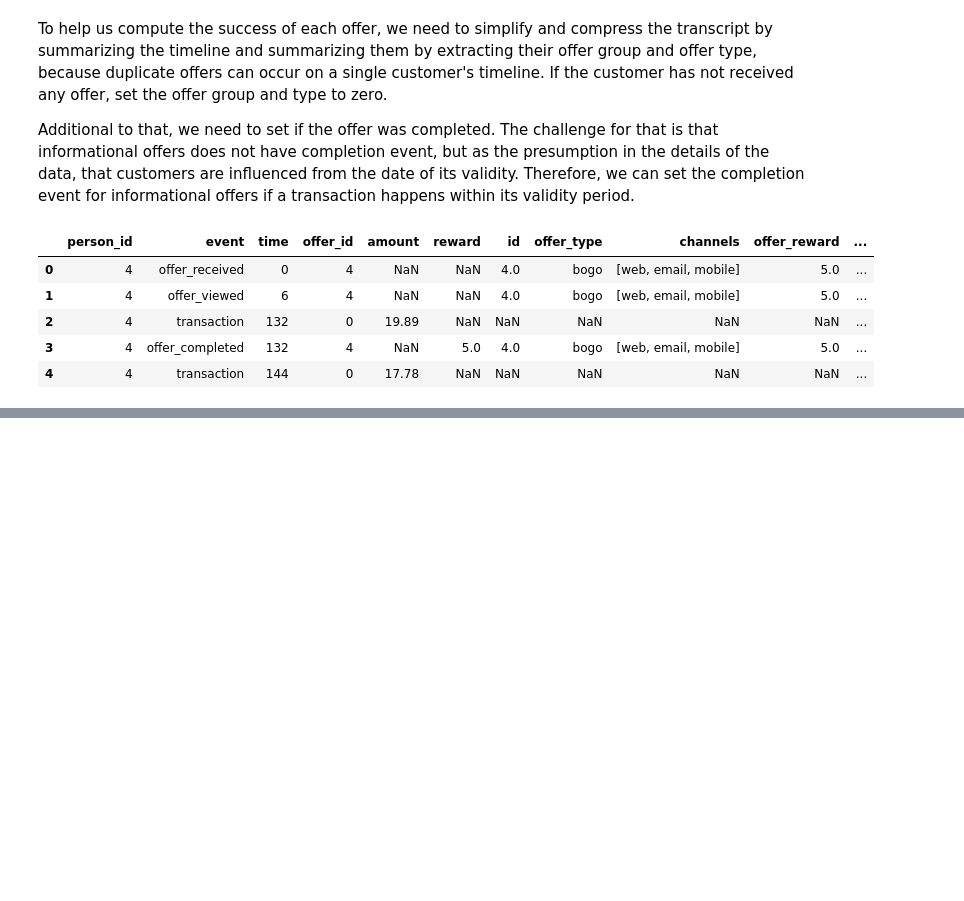
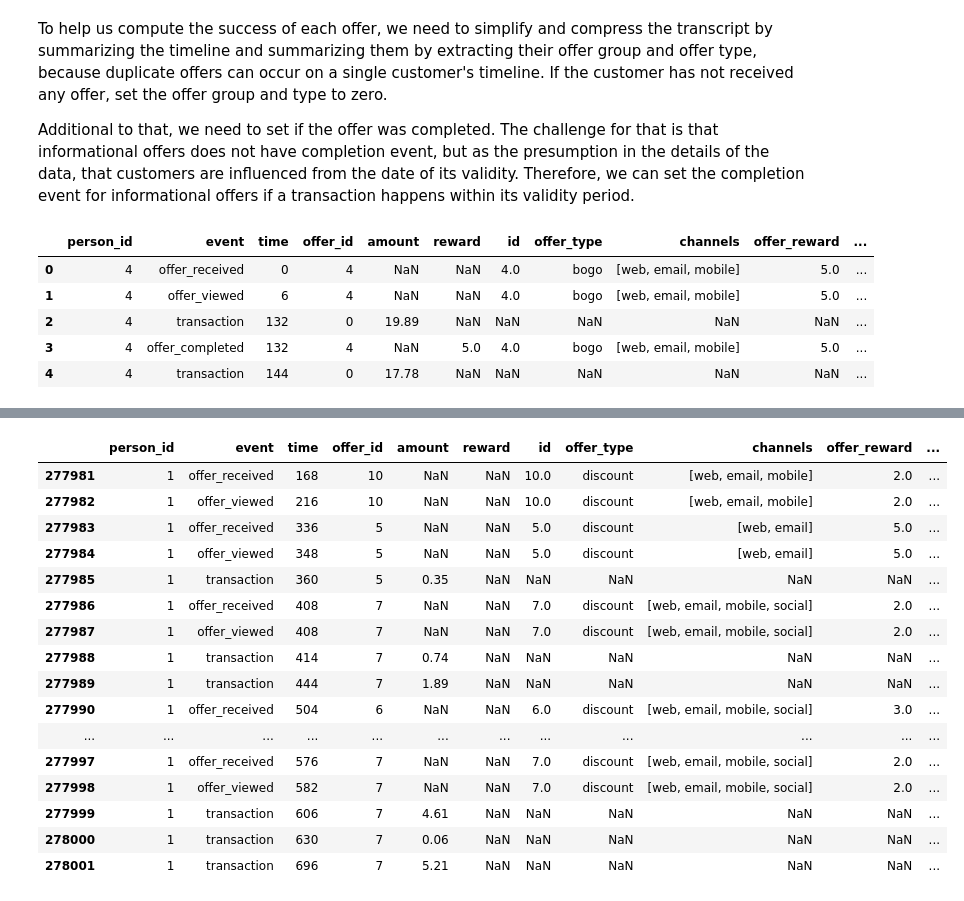
Before and after one commit to netxph/sb-capstone, a Jupyter notebook: notebooks/04 - Data Preparation.ipynb, the cells around one changed output, grey strips where cells are left out. Cells and saved outputs as stored; diff of their text form; code cells hidden in the pictures; blank space fills up the shorter version.

```diff
--- a/notebooks/04 - Data Preparation.ipynb
+++ b/notebooks/04 - Data Preparation.ipynb
@@ -144,0 +177,20 @@ transcript_group[transcript_group.person_id == 4]
+# %%
+transcript_group[transcript_group.person_id==1]
+# %% [output]
+|  | person_id | event | time | offer_id | amount | reward | id | offer_type | channels | offer_reward | ... |
+| 277981 | 1 | offer_received | 168 | 10 | NaN | NaN | 10.0 | discount | [web, email, mobile] | 2.0 | ... |
+| 277982 | 1 | offer_viewed | 216 | 10 | NaN | NaN | 10.0 | discount | [web, email, mobile] | 2.0 | ... |
+| 277983 | 1 | offer_received | 336 | 5 | NaN | NaN | 5.0 | discount | [web, email] | 5.0 | ... |
+| 277984 | 1 | offer_viewed | 348 | 5 | NaN | NaN | 5.0 | discount | [web, email] | 5.0 | ... |
+| 277985 | 1 | transaction | 360 | 5 | 0.35 | NaN | NaN | NaN | NaN | NaN | ... |
+| 277986 | 1 | offer_received | 408 | 7 | NaN | NaN | 7.0 | discount | [web, email, mobile, social] | 2.0 | ... |
+| 277987 | 1 | offer_viewed | 408 | 7 | NaN | NaN | 7.0 | discount | [web, email, mobile, social] | 2.0 | ... |
+| 277988 | 1 | transaction | 414 | 7 | 0.74 | NaN | NaN | NaN | NaN | NaN | ... |
+| 277989 | 1 | transaction | 444 | 7 | 1.89 | NaN | NaN | NaN | NaN | NaN | ... |
+| 277990 | 1 | offer_received | 504 | 6 | NaN | NaN | 6.0 | discount | [web, email, mobile, social] | 3.0 | ... |
+| ... | ... | ... | ... | ... | ... | ... | ... | ... | ... | ... | ... |
+| 277997 | 1 | offer_received | 576 | 7 | NaN | NaN | 7.0 | discount | [web, email, mobile, social] | 2.0 | ... |
+| 277998 | 1 | offer_viewed | 582 | 7 | NaN | NaN | 7.0 | discount | [web, email, mobile, social] | 2.0 | ... |
+| 277999 | 1 | transaction | 606 | 7 | 4.61 | NaN | NaN | NaN | NaN | NaN | ... |
+| 278000 | 1 | transaction | 630 | 7 | 0.06 | NaN | NaN | NaN | NaN | NaN | ... |
+| 278001 | 1 | transaction | 696 | 7 | 5.21 | NaN | NaN | NaN | NaN | NaN | ... |
```
Also changed, not shown: parts of 5 cells of this notebook, 1 other file.
